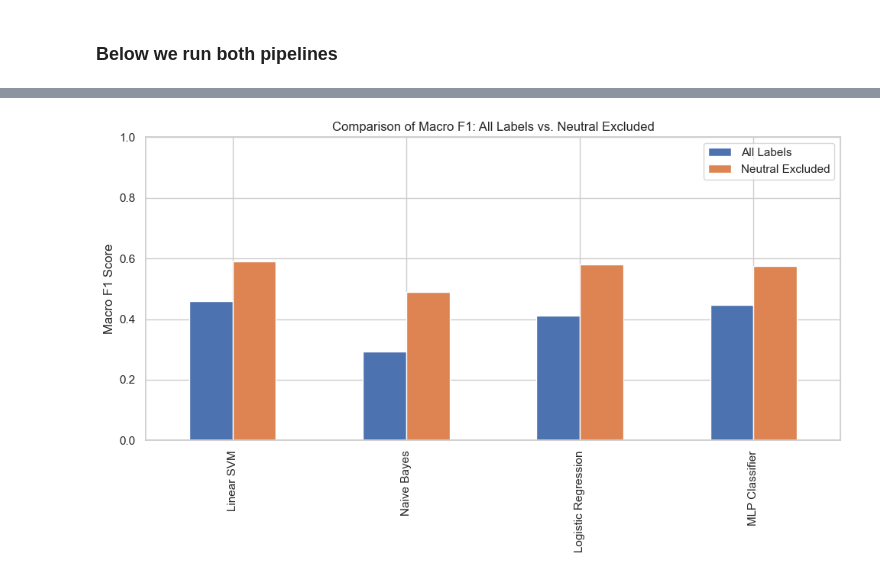
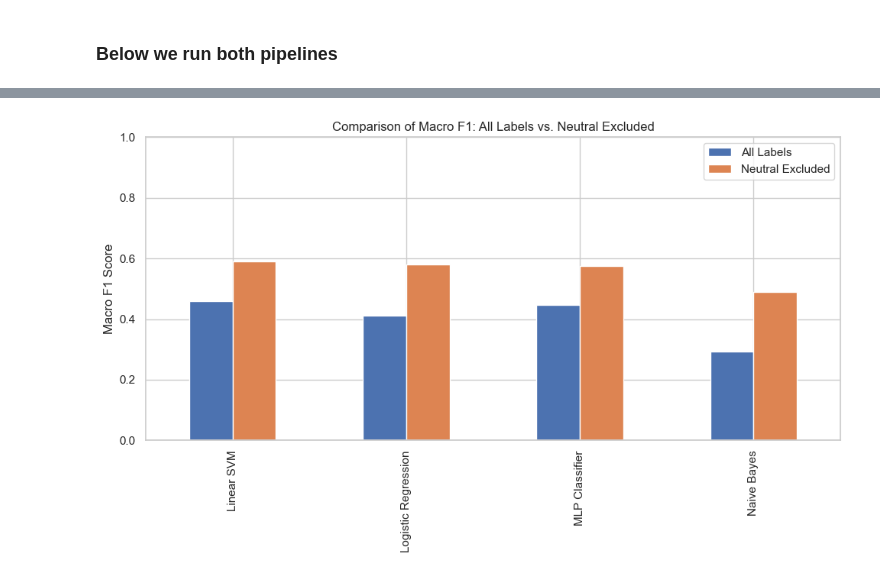
Before and after one commit to dangallego/emotion_recognition, a Jupyter notebook: notebooks/emotion_ekman_pipeline.ipynb, the cells around one changed output, grey strips where cells are left out. Cells and saved outputs as stored; diff of their text form; code cells hidden in the pictures.

```diff
--- a/notebooks/emotion_ekman_pipeline.ipynb
+++ b/notebooks/emotion_ekman_pipeline.ipynb
@@ -125,9 +107,14 @@ def train_eval_pipeline(df, title=""):
         clf.fit(X_train, y_train)
         preds = clf.predict(X_test)
 
-        # Compute Macro F1
+        # Compute Macro F1 and other tests
         macro_f1 = f1_score(y_test, preds, average='macro')
-        results[name] = macro_f1
+        results[name] = {
+                        'Macro F1': f1_score(y_test, preds, average='macro'),
+                        'Accuracy': accuracy_score(y_test, preds),
+                        'Macro Precision': precision_score(y_test, preds, average='macro', zero_division=0),
+                        'Macro Recall': recall_score(y_test, preds, average='macro', zero_division=0)
+                    }
 
         # Print classification summary
         print(f"{name} - Macro F1: {macro_f1:.3f}")
@@ -141,7 +128,7 @@ def train_eval_pipeline(df, title=""):
 
         plt.figure(figsize=(8, 6))
         sns.heatmap(cm, xticklabels=top_names, yticklabels=top_names, annot=True, fmt=".2f", cmap='Blues')
-        plt.title(f"{name} Confusion Matrix ({title}) - Top 10 Emotions")
+        plt.title(f"{name} Confusion Matrix ({title})")
         plt.xlabel('Predicted')
         plt.ylabel('Actual')
         plt.tight_layout()
@@ -150,15 +137,19 @@ def train_eval_pipeline(df, title=""):
         print_most_confused_pairs(y_test, preds, label_names)
         plot_confidence_histogram(clf, X_test, name)
 
-    # Model Rankings
-    rankings = pd.Series(results).sort_values(ascending=False)
+    # Convert results to DataFrame
+    results_df = pd.DataFrame(results).T
+
+    # Plot rankings by Macro F1
+    rankings = results_df['Macro F1'].sort_values(ascending=False)
     rankings.plot(kind='bar', figsize=(8,5), title=f"Model Rankings by Macro F1 ({title})", color='skyblue')
     plt.ylabel('Macro F1 Score')
     plt.ylim(0, 1)
     plt.tight_layout()
     plt.show()
 
-    return results
+
+    return pd.DataFrame(results).T
 
 
 def print_most_confused_pairs(y_test, y_pred, label_names, top_n=3):
@@ -192,5 +183,7 @@ def plot_confidence_histogram(model, X_test, model_name):
 ### Below we run both pipelines
 # %%
 # Pipeline A: All labels
-results_all = train_eval_pipeline(df_single, title="All Labels (Including Neutral)")
+df_results_all = train_eval_pipeline(df_single, title="All Labels")
+df_results_all = df_results_all.sort_values(by='Macro F1', ascending=False)
+display(df_results_all.round(3))
 # %% [output]
@@ -252,16 +245,16 @@ MLP Classifier - Macro F1: 0.575
 # %%
 # Combine results for comparison
 comparison_df = pd.DataFrame({
-    'All Labels': results_all,
-    'Neutral Excluded': results_no_neutral
+    'All Labels': df_results_all['Macro F1'],
+    'Neutral Excluded': results_no_neutral['Macro F1']
 })
 
 comparison_df.plot.bar(figsize=(10,6))
 plt.ylabel('Macro F1 Score')
 plt.title('Comparison of Macro F1: All Labels vs. Neutral Excluded')
 plt.ylim(0,1)
 plt.legend(loc='upper right')
 plt.tight_layout()
 plt.show()
 # %% [output]
-[figure, old version]
+[figure, new version]
```
Also changed, not shown: parts of 4 cells of this notebook, 1 other file.
